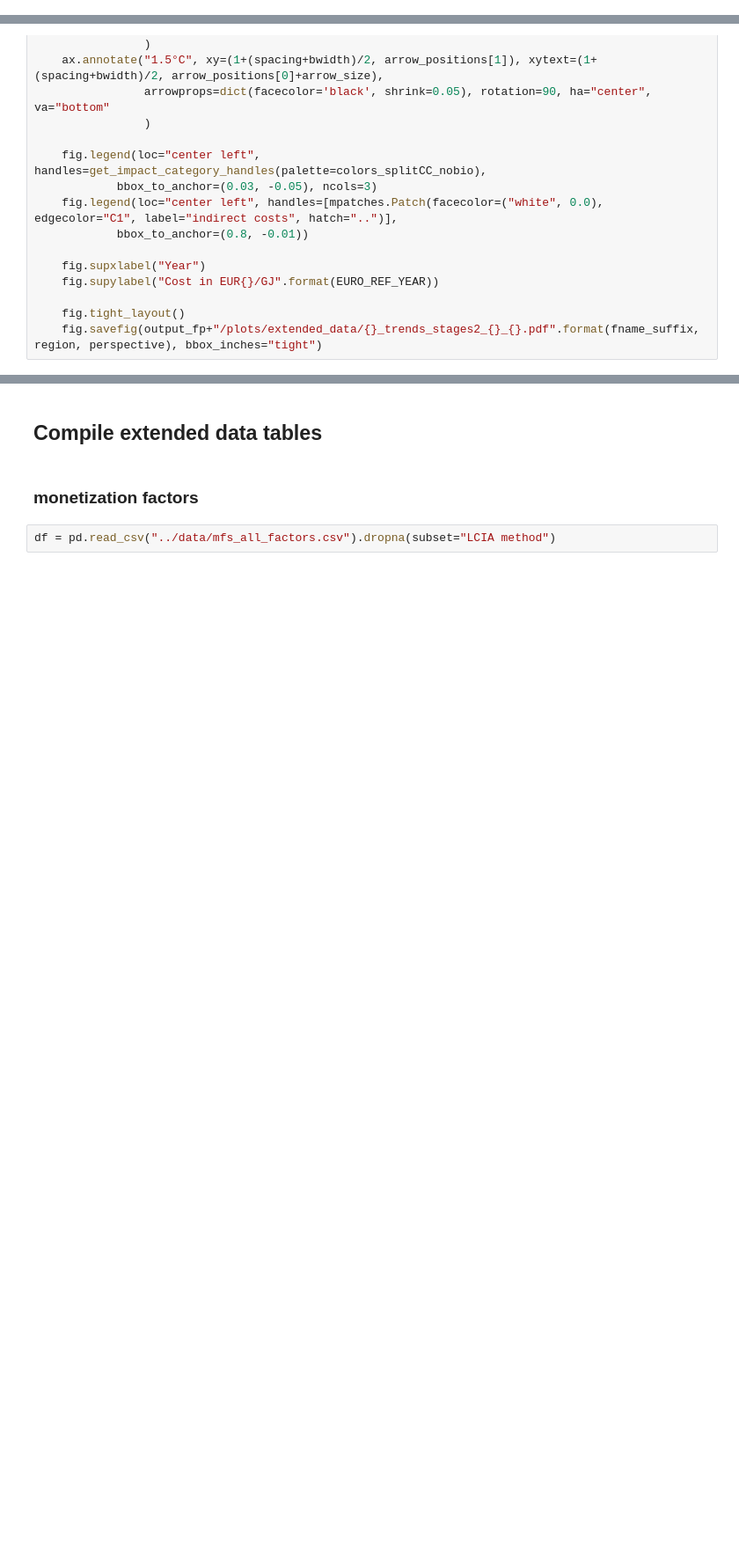
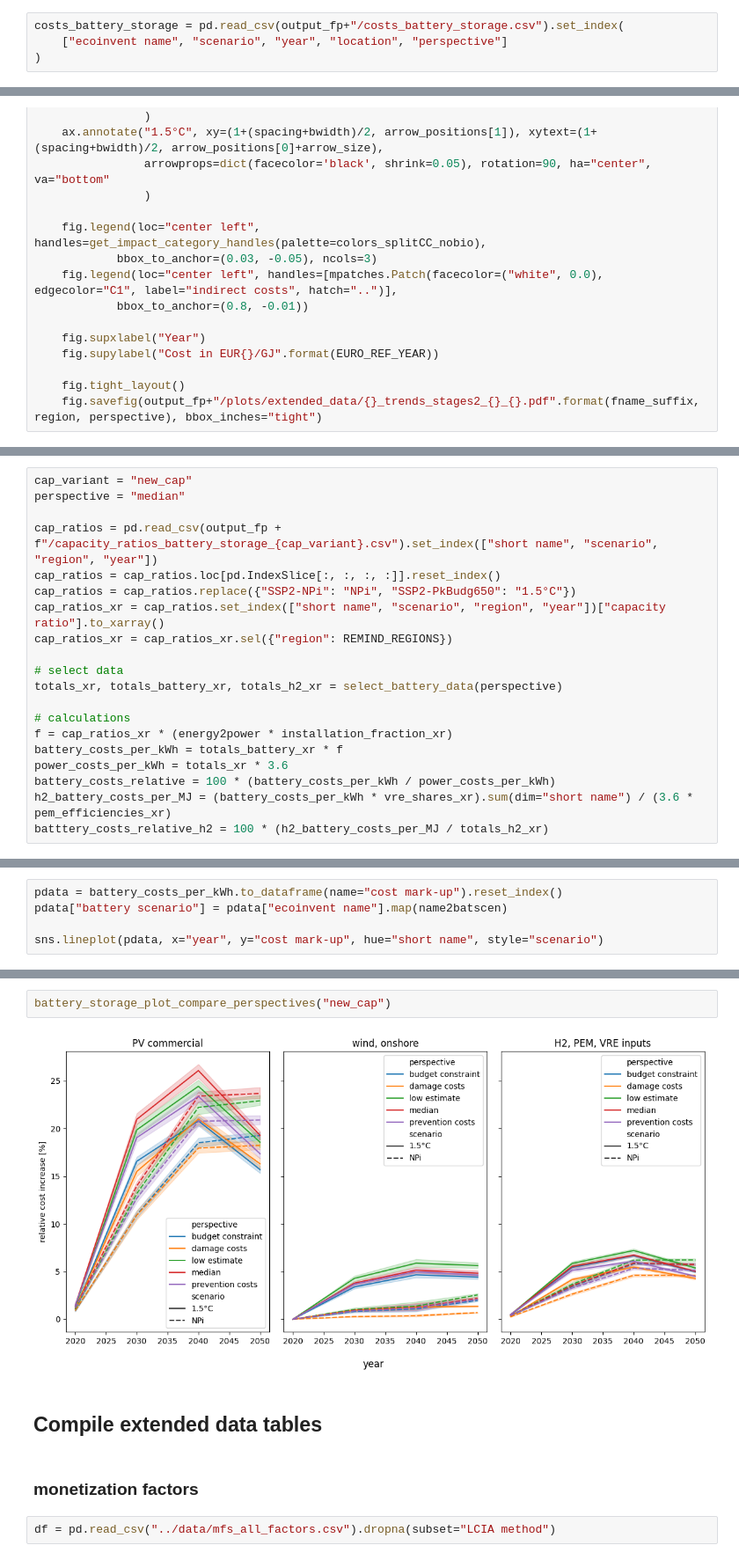
Before and after one commit to dbantje/costs_paper, a Jupyter notebook: scripts/10a_make_plots_extended-data.ipynb, the cells around one changed output, grey strips where cells are left out. Shown: that part at 88% size. Cells and saved outputs as stored; diff of their text form; blank space fills up the shorter version.

```diff
--- a/scripts/10a_make_plots_extended-data.ipynb
+++ b/scripts/10a_make_plots_extended-data.ipynb
@@ -38,3 +38,7 @@ direct_costs_regional_averages = pd.read_csv(output_fp+"/direct_costs_regional_a
 indirect_costs_regional_averages = pd.read_csv(output_fp+"/indirect_costs_regional_averages.csv").set_index(
     ["short name", "sector", "scenario", "year", "regional average", "perspective"]
 )
+# %%
+costs_battery_storage = pd.read_csv(output_fp+"/costs_battery_storage.csv").set_index(
+    ["ecoinvent name", "scenario", "year", "location", "perspective"]
+)
@@ -543,0 +668,20 @@ for i, perspective in enumerate([
+# %%
+cap_variant = "new_cap"
+perspective = "median"
+
+cap_ratios = pd.read_csv(output_fp + f"/capacity_ratios_battery_storage_{cap_variant}.csv").set_index(["short name", "scenario", "region", "year"])
+cap_ratios = cap_ratios.loc[pd.IndexSlice[:, :, :, :]].reset_index()
+cap_ratios = cap_ratios.replace({"SSP2-NPi": "NPi", "SSP2-PkBudg650": "1.5°C"})
+cap_ratios_xr = cap_ratios.set_index(["short name", "scenario", "region", "year"])["capacity ratio"].to_xarray()
+cap_ratios_xr = cap_ratios_xr.sel({"region": REMIND_REGIONS})
+
+# select data
+totals_xr, totals_battery_xr, totals_h2_xr = select_battery_data(perspective)
+
+# calculations
+f = cap_ratios_xr * (energy2power * installation_fraction_xr)
+battery_costs_per_kWh = totals_battery_xr * f
+power_costs_per_kWh = totals_xr * 3.6
+battery_costs_relative = 100 * (battery_costs_per_kWh / power_costs_per_kWh)
+h2_battery_costs_per_MJ = (battery_costs_per_kWh * vre_shares_xr).sum(dim="short name") / (3.6 * pem_efficiencies_xr)
+batttery_costs_relative_h2 = 100 * (h2_battery_costs_per_MJ / totals_h2_xr)
@@ -543,0 +698,5 @@ for i, perspective in enumerate([
+# %%
+pdata = battery_costs_per_kWh.to_dataframe(name="cost mark-up").reset_index()
+pdata["battery scenario"] = pdata["ecoinvent name"].map(name2batscen)
+
+sns.lineplot(pdata, x="year", y="cost mark-up", hue="short name", style="scenario")
@@ -544,3 +837,7 @@ for i, perspective in enumerate([
+# %%
+battery_storage_plot_compare_perspectives("new_cap")
+# %% [output]
+[figure, added]
 # %% [markdown]
 ## Compile extended data tables
 # %% [markdown]
```
Also changed, not shown: parts of 21 cells of this notebook, 34 other files.
